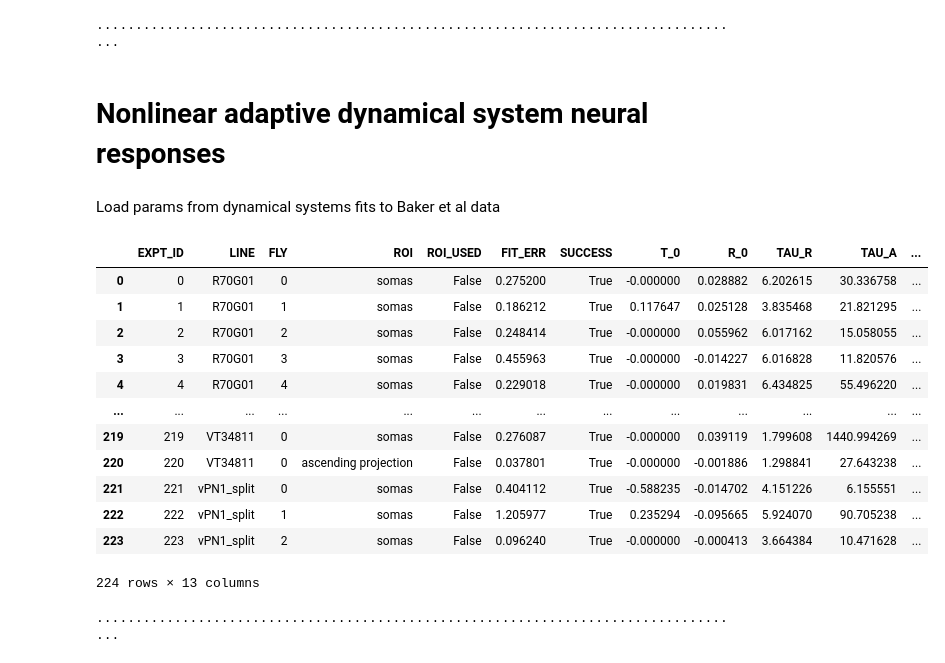
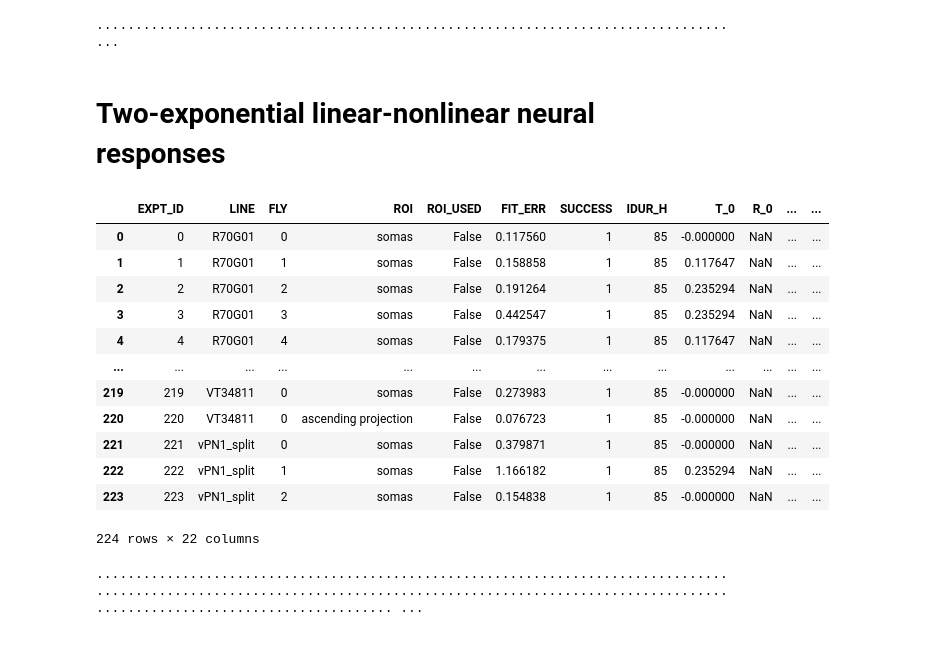
Before and after one commit to rkp8000/inferring-neural-codes, a Jupyter notebook: 4_A1_record_baker.ipynb, the cells around one changed output. Cells and saved outputs as stored; diff of their text form; code cells hidden in the pictures.

```diff
--- a/4_A1_record_baker.ipynb
+++ b/4_A1_record_baker.ipynb
@@ -254,25 +392,23 @@ for ctr, df_tr in enumerate(dfs_tr):
     np.save(os.path.join(SAVE_DIR_LN, f'{PFX_LN}_tr_{ctr+CTR_OFFSET}.npy'), np.array([{'df': df_tr_nrl_ln}]))
 # %% [output]
 ....................................................................................
-# %% [markdown]
-# Nonlinear adaptive dynamical system neural responses
-# %% [markdown]
-Load params from dynamical systems fits to Baker et al data
+# %% [markdown]
+# Two-exponential linear-nonlinear neural responses
 # %%
 # neural response fits from Baker data
-df_dyn_param = pd.read_csv('data/simple/neur/baker_dyn_fit_param.csv')
-df_dyn_param
+df_ln2e_param = pd.read_csv('data/simple/neur/baker_ln2e_fit_param.csv')
+df_ln2e_param
 # %% [output]
-|  | EXPT_ID | LINE | FLY | ROI | ROI_USED | FIT_ERR | SUCCESS | T_0 | R_0 | TAU_R | TAU_A | ... |
-| 0 | 0 | R70G01 | 0 | somas | False | 0.275200 | True | -0.000000 | 0.028882 | 6.202615 | 30.336758 | ... |
-| 1 | 1 | R70G01 | 1 | somas | False | 0.186212 | True | 0.117647 | 0.025128 | 3.835468 | 21.821295 | ... |
-| 2 | 2 | R70G01 | 2 | somas | False | 0.248414 | True | -0.000000 | 0.055962 | 6.017162 | 15.058055 | ... |
-| 3 | 3 | R70G01 | 3 | somas | False | 0.455963 | True | -0.000000 | -0.014227 | 6.016828 | 11.820576 | ... |
-| 4 | 4 | R70G01 | 4 | somas | False | 0.229018 | True | -0.000000 | 0.019831 | 6.434825 | 55.496220 | ... |
+|  | EXPT_ID | LINE | FLY | ROI | ROI_USED | FIT_ERR | SUCCESS | IDUR_H | T_0 | R_0 | ... | ... |
+| 0 | 0 | R70G01 | 0 | somas | False | 0.117560 | 1 | 85 | -0.000000 | NaN | ... | ... |
+| 1 | 1 | R70G01 | 1 | somas | False | 0.158858 | 1 | 85 | 0.117647 | NaN | ... | ... |
+| 2 | 2 | R70G01 | 2 | somas | False | 0.191264 | 1 | 85 | 0.235294 | NaN | ... | ... |
+| 3 | 3 | R70G01 | 3 | somas | False | 0.442547 | 1 | 85 | 0.235294 | NaN | ... | ... |
+| 4 | 4 | R70G01 | 4 | somas | False | 0.179375 | 1 | 85 | 0.117647 | NaN | ... | ... |
 | ... | ... | ... | ... | ... | ... | ... | ... | ... | ... | ... | ... | ... |
-| 219 | 219 | VT34811 | 0 | somas | False | 0.276087 | True | -0.000000 | 0.039119 | 1.799608 | 1440.994269 | ... |
-| 220 | 220 | VT34811 | 0 | ascending projection | False | 0.037801 | True | -0.000000 | -0.001886 | 1.298841 | 27.643238 | ... |
-| 221 | 221 | vPN1_split | 0 | somas | False | 0.404112 | True | -0.588235 | -0.014702 | 4.151226 | 6.155551 | ... |
-| 222 | 222 | vPN1_split | 1 | somas | False | 1.205977 | True | 0.235294 | -0.095665 | 5.924070 | 90.705238 | ... |
-| 223 | 223 | vPN1_split | 2 | somas | False | 0.096240 | True | -0.000000 | -0.000413 | 3.664384 | 10.471628 | ... |
+| 219 | 219 | VT34811 | 0 | somas | False | 0.273983 | 1 | 85 | -0.000000 | NaN | ... | ... |
+| 220 | 220 | VT34811 | 0 | ascending projection | False | 0.076723 | 1 | 85 | -0.000000 | NaN | ... | ... |
+| 221 | 221 | vPN1_split | 0 | somas | False | 0.379871 | 1 | 85 | -0.000000 | NaN | ... | ... |
+| 222 | 222 | vPN1_split | 1 | somas | False | 1.166182 | 1 | 85 | 0.235294 | NaN | ... | ... |
+| 223 | 223 | vPN1_split | 2 | somas | False | 0.154838 | 1 | 85 | -0.000000 | NaN | ... | ... |
-224 rows × 13 columns
+224 rows × 22 columns
@@ -303,18 +440,24 @@ def smlt(i_s, i_p, tau_r, tau_a, x_s, x_p):
 # %%
 # compute surrogate neural responses for each trial
 for ctr, df_tr in enumerate(dfs_tr):
-    df_tr_nrl_dyn = df_tr.copy()
+    df_tr_nrl_ln2e = df_tr.copy()
     sys.stdout.write('.')
     # loop over neurons
-    for expt_id, tau_r, tau_a, x_s, x_p in zip(expt_ids, tau_rs, tau_as, x_ss, x_ps):
+    for params in zip(expt_ids, x_s_0s, tau_s_0s, x_s_1s, tau_s_1s, x_p_0s, tau_p_0s, x_p_1s, tau_p_1s, r_mins, r_maxs, z_0s, betas):
+        expt_id = params[0]
+
+        x_s_0, tau_s_0, x_s_1, tau_s_1 = params[1:5]
+        x_p_0, tau_p_0, x_p_1, tau_p_1  = params[5:9]
+        r_min, r_max, z_0, beta = params[9:13]
+
         # compute surrogate neural response
         i_s = np.array(df_tr['S']).astype(float)
         i_p = np.array(df_tr['P'] | df_tr['F']).astype(float)
 
-        r = smlt(i_s, i_p, tau_r, tau_a, x_s, x_p)
+        r = smlt(i_s, i_p, x_s_0, tau_s_0, x_s_1, tau_s_1, x_p_0, tau_p_0, x_p_1, tau_p_1, r_min, r_max, z_0, beta)
 
-        df_tr_nrl_dyn[f'R_{expt_id}'] = r
+        df_tr_nrl_ln2e[f'R_{expt_id}'] = r
 
-    np.save(os.path.join(SAVE_DIR_DYN, f'{PFX_DYN}_tr_{ctr+CTR_OFFSET}.npy'), np.array([{'df': df_tr_nrl_dyn}]))
+    np.save(os.path.join(SAVE_DIR_LN2E, f'{PFX_LN2E}_tr_{ctr+CTR_OFFSET}.npy'), np.array([{'df': df_tr_nrl_ln2e}]))
 # %% [output]
-....................................................................................
+........................................................................................................................................................................................................ ...
```
Also changed, not shown: parts of 17 cells of this notebook.
